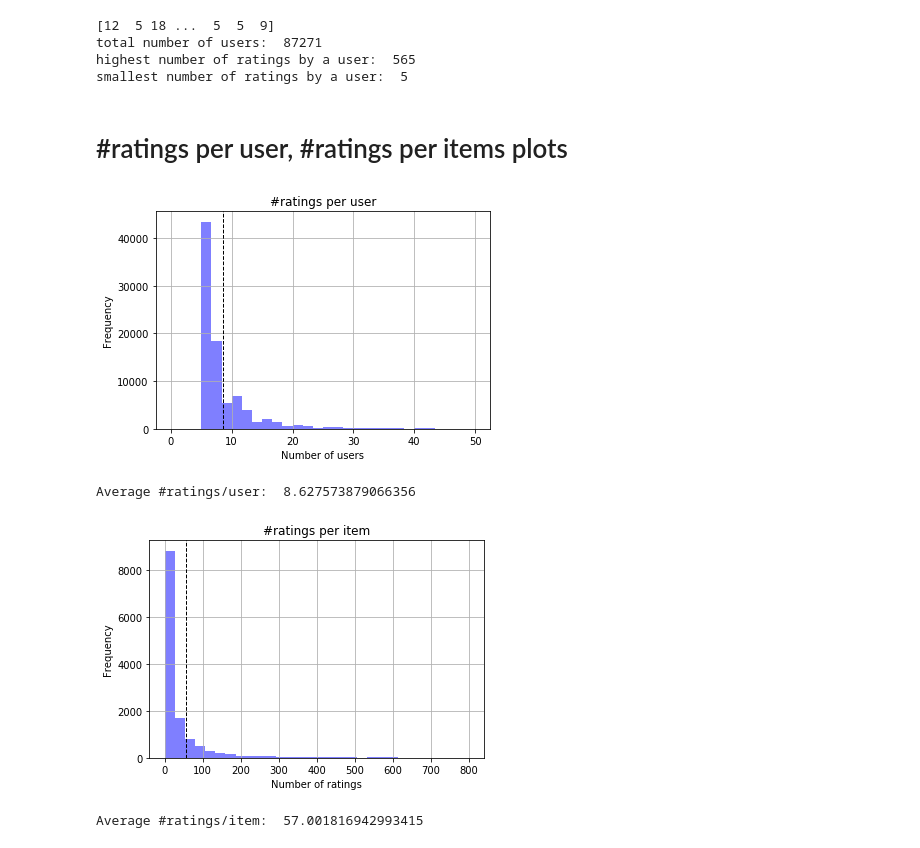
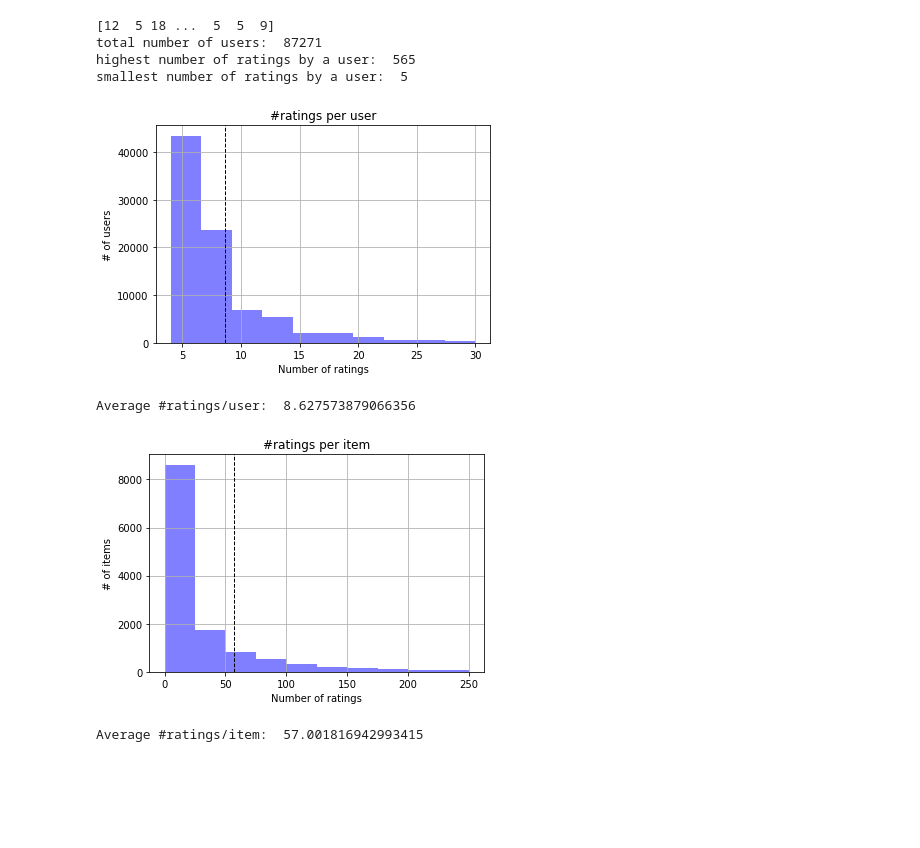
Before and after one commit to GetRecced/IR670_Spring2018, a Jupyter notebook: DataAnalysis.ipynb, the cells around one changed output. Drawn from its saved outputs; the diff is of its cells as text; code cells hidden in the pictures; blank space fills up the shorter version.

```diff
--- a/DataAnalysis.ipynb
+++ b/DataAnalysis.ipynb
@@ -111,18 +101,32 @@ total number of items:  13209
 highest number of ratings for an item:  6282
 smallest number of ratings for an item:  5
 # %%
-def plotHistogram(x, printingString, x_axis_range, xlabel, title):
+# def plotHistogram(x, printingString, x_axis_range, xlabel, title):
+#     #import matplotlib.transforms as mtrans
+#     num_bins = 55
+#     n, bins, patches = plt.hist(x, 30, range=x_axis_range, facecolor='blue', alpha=0.5)
+#     # plt.xticks(range(0, 1000))
+#     # plt.yticks(range(1, 8000))
+
+#     plt.axvline(x.mean(), color='k', linestyle='dashed', linewidth=1)
+#     plt.xlabel(xlabel)
+#     plt.ylabel('Frequency')
+#     plt.title(title)
+#     plt.show()
+
+#     print printingString, x.mean()
+
+
+def plotHistogram(x, printingString, x_axis_range, xlabel, title, ylabel):
+    #import matplotlib.transforms as mtrans
     num_bins = 55
-    n, bins, patches = plt.hist(x, 30, range=x_axis_range, facecolor='blue', alpha=0.5)
-    # plt.xticks(range(0, 1000))
-    # plt.yticks(range(1, 8000))
+    n, bins, patches = plt.hist(x, bins=None, range=x_axis_range, facecolor='blue', alpha=0.5)
 
     plt.axvline(x.mean(), color='k', linestyle='dashed', linewidth=1)
     plt.xlabel(xlabel)
-    plt.ylabel('Frequency')
+    plt.ylabel(ylabel)
     plt.title(title)
     plt.grid(True)
-
     plt.show()
 
     print printingString, x.mean()
@@ -139,13 +143,11 @@ print "smallest number of ratings by a user: ", ratings_per_user.min()
 total number of users:  87271
 highest number of ratings by a user:  565
 smallest number of ratings by a user:  5
-# %% [markdown]
-# #ratings per user, #ratings per items plots
 # %%
-plotHistogram(ratings_per_user, "Average #ratings/user: ", [0, 50], 'Number of users', '#ratings per user')
-plotHistogram(ratings_per_item, "Average #ratings/item: ", [0, 800], 'Number of ratings', '#ratings per item')
+plotHistogram(ratings_per_user, "Average #ratings/user: ", [4, 30], 'Number of ratings', '#ratings per user', '# of users')
+plotHistogram(ratings_per_item, "Average #ratings/item: ", [0, 250], 'Number of ratings', '#ratings per item', '# of items')
 # %% [output]
-[figure, old version]
+[figure, new version]
 Average #ratings/user:  8.627573879066356
-[figure, old version]
+[figure, new version]
 Average #ratings/item:  57.001816942993415
```
Also changed, not shown: parts of 12 cells of this notebook.
